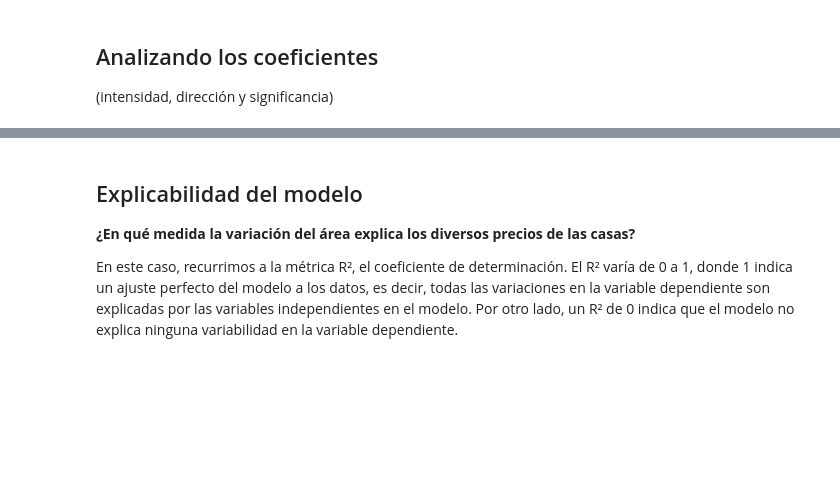
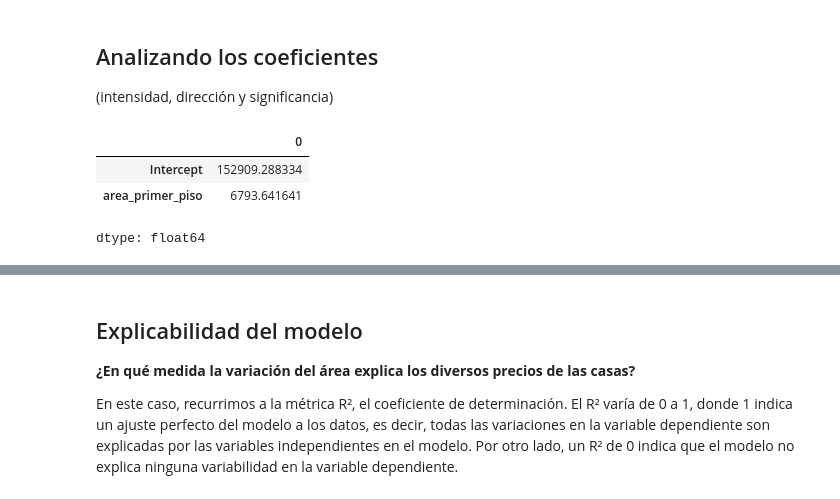
Before and after one commit to Tecindes/PrecioCasas, a Jupyter notebook: precios_de_inmuebles_regresion_lineal.ipynb, the cells around one changed output, grey strips where cells are left out. Cells and saved outputs as stored; diff of their text form; code cells hidden in the pictures; blank space fills up the shorter version.

```diff
--- a/precios_de_inmuebles_regresion_lineal.ipynb
+++ b/precios_de_inmuebles_regresion_lineal.ipynb
@@ -156,9 +156,12 @@ El conjunto de **entrenamiento** se utiliza para ajustar el modelo, mientras que
 # %%
 # import train_test_split
 from sklearn.model_selection import train_test_split
-y=datos('precio_de_venta')
+y=datos['precio_de_venta']
 x=datos.drop(columns='precio_de_venta')
+X_train, x_test, y_train, y_test = train_test_split(x, y, test_size=0.3, random_state=230) # garantiza reproductivilidad de la segregación de los datos
 # %%
 #Datos de entrenamiento para usar la fórmula
+df_train=pd.DataFrame(X_train)
+df_train['precio_de_venta']=y_train
 # %%
 # import ols
@@ -165,10 +169,17 @@ x=datos.drop(columns='precio_de_venta')
 # %%
 # ajustando el primer modelo
+modelo_0=ols('precio_de_venta ~  area_primer_piso',data=df_train).fit()
 # %% [markdown]
 ## Analizando los coeficientes
 
 (intensidad, dirección y significancia)
 # %%
 # visualizando los parámetros
+modelo_0.params
+# %% [output]
+|  | 0 |
+| Intercept | 152909.288334 |
+| area_primer_piso | 6793.641641 |
+dtype: float64
 # %%
 # El resumen del modelo
```
Also changed, not shown: parts of 3 cells of this notebook.
